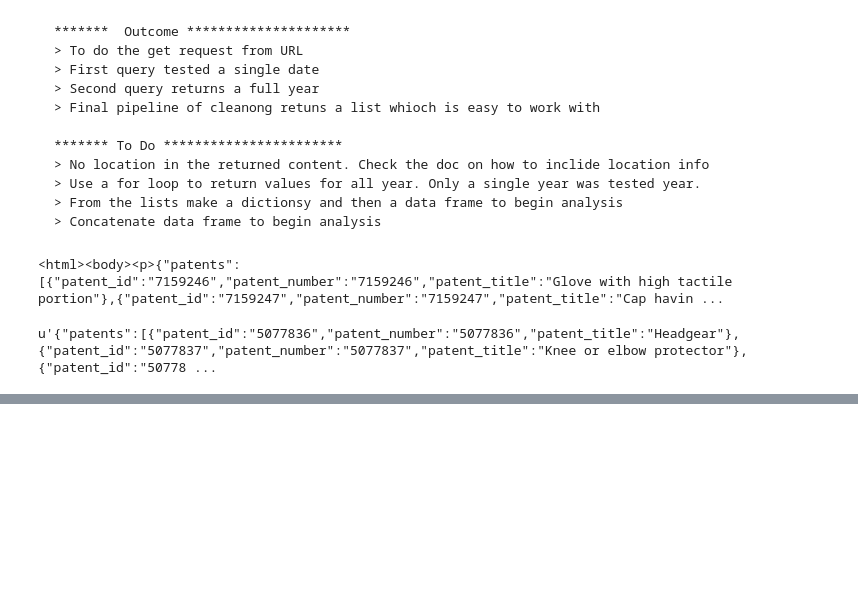
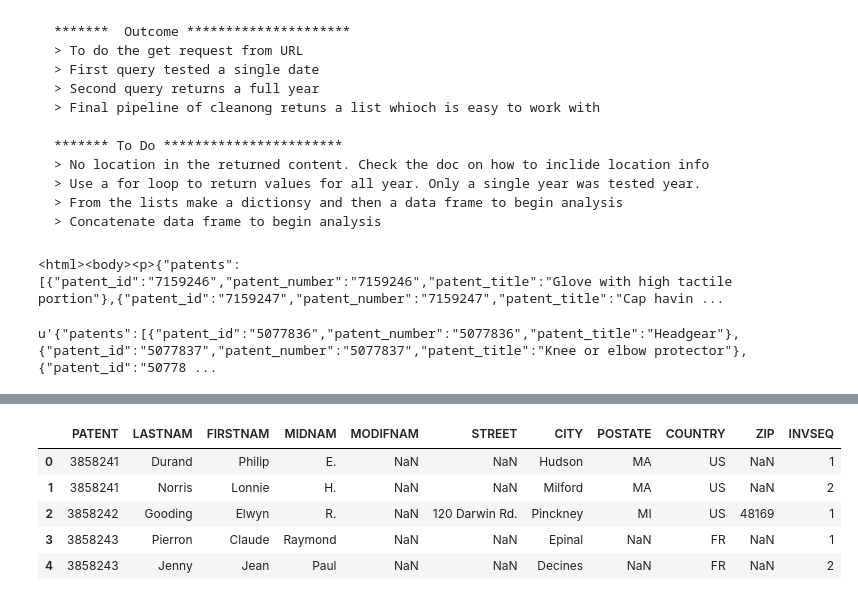
Before and after one commit to bilguunchinzorigEPFL/dataVisualization, a Jupyter notebook: Cleaning_pipline/Cleaning_pipeline_first_attempt.ipynb, the cells around one changed output, grey strips where cells are left out. Saved outputs shown, nothing was run; the diff lists cells and outputs as text; code cells hidden in the pictures; blank space fills up the shorter version.

```diff
--- a/Cleaning_pipline/Cleaning_pipeline_first_attempt.ipynb
+++ b/Cleaning_pipline/Cleaning_pipeline_first_attempt.ipynb
@@ -83,0 +89,9 @@ home # this is a list. Each item on the list can then be reprocessed. And put in
+# %%
+inventors_record.head() # see inventors record
+# %% [output]
+|  | PATENT | LASTNAM | FIRSTNAM | MIDNAM | MODIFNAM | STREET | CITY | POSTATE | COUNTRY | ZIP | INVSEQ |
+| 0 | 3858241 | Durand | Philip | E. | NaN | NaN | Hudson | MA | US | NaN | 1 |
+| 1 | 3858241 | Norris | Lonnie | H. | NaN | NaN | Milford | MA | US | NaN | 2 |
+| 2 | 3858242 | Gooding | Elwyn | R. | NaN | 120 Darwin Rd. | Pinckney | MI | US | 48169 | 1 |
+| 3 | 3858243 | Pierron | Claude | Raymond | NaN | NaN | Epinal | NaN | FR | NaN | 1 |
+| 4 | 3858243 | Jenny | Jean | Paul | NaN | NaN | Decines | NaN | FR | NaN | 2 |
```
Also changed, not shown: parts of 30 cells of this notebook.
